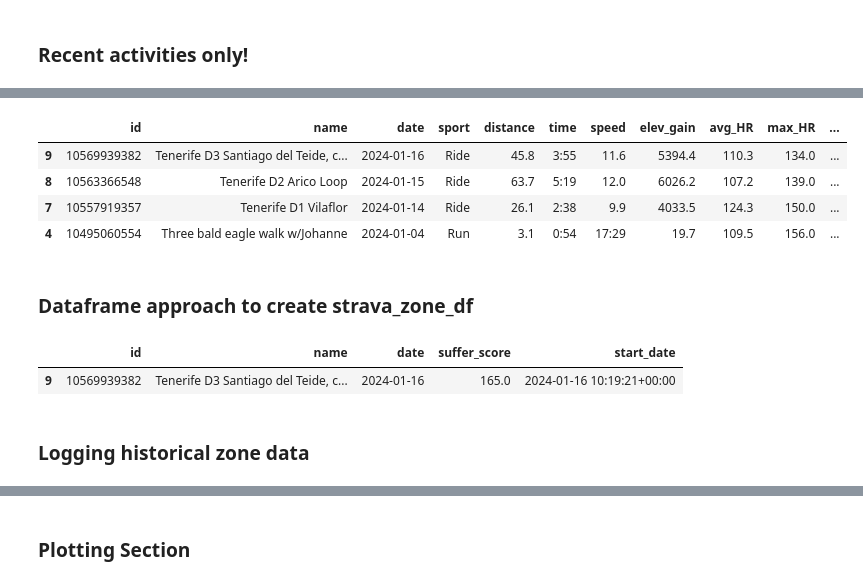
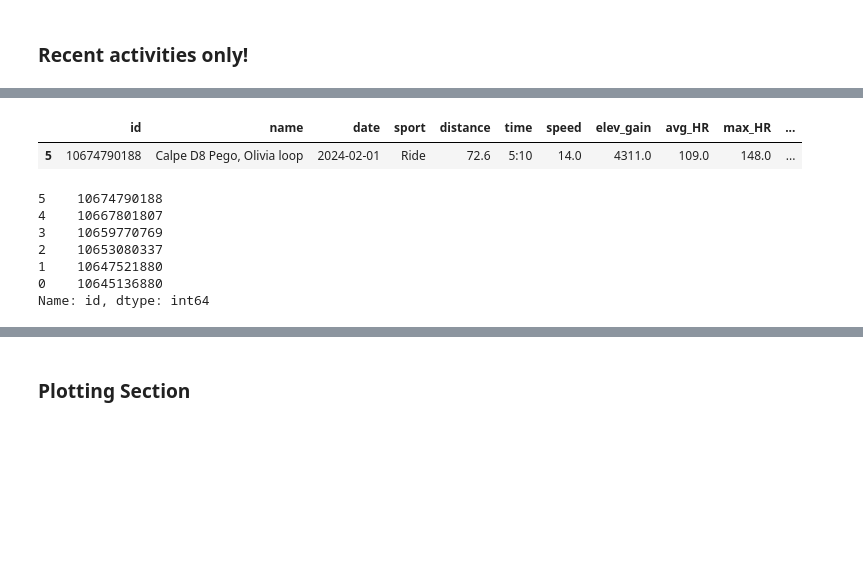
Before and after one commit to edterrell/healthy_heart, a Jupyter notebook: strava_API.ipynb, the cells around one changed output, grey strips where cells are left out. Drawn from its saved outputs; the diff is of its cells as text; code cells hidden in the pictures; blank space fills up the shorter version.

```diff
--- a/strava_API.ipynb
+++ b/strava_API.ipynb
@@ -302,8 +182,0 @@ df.head()
-# %%
-# Build out strava_df with only the necessary columns
-strava_df = pd.DataFrame(activities)
-cols_needed = ['id','name', 'distance', 'moving_time','total_elevation_gain', 'sport_type',
-          'average_speed', 'average_heartrate','max_heartrate', 'suffer_score','start_date']
-strava_df = strava_df.loc[:,cols_needed]
-strava_df = strava_df.sort_values('start_date',ascending=False)
-strava_df.head()
@@ -319,7 +182,0 @@ strava_df.head()
-# %%
-# drop activities where no heartrate data was collected
-# strava_df = strava_df.dropna(subset=['average_heartrate'])
-
-# process data with function cleanup (from clean_convert.py)
-strava_df = cleanup (strava_df)
-strava_df
@@ -332,26 +183,40 @@ strava_df
-# %%
-# add column: converted_speed ride-mph  and run-min/mile  (from clean_convert.py)
-strava_df['converted_speed'] = strava_df.apply(convert_speed, axis=1)
-strava_df = order_columns(strava_df)
+# %%
+def process_new_data (new_activities_df, strava_df):
+    if new_activities_df.empty:
+        print("No new activities to process.")
+        return None
+
+    # proceed with combining or processing
+    new_activities_df = cleanup (new_activities_df)
+    new_activities_df['converted_speed'] = new_activities_df.apply(convert_speed, axis=1)
+    new_activities_df = order_columns(new_activities_df)
+
+    strava_df = pd.concat ([new_activities_df, strava_df])
+    #strava_df.head()
+    return strava_df
+
+strava_df = process_new_data(new_activities_df, strava_df)
 # %%
-strava_df
+strava_df.head(1)
 # %% [output]
 |  | id | name | date | sport | distance | time | speed | elev_gain | avg_HR | max_HR | ... |
-| 9 | 10569939382 | Tenerife D3 Santiago del Teide, c... | 2024-01-16 | Ride | 45.8 | 3:55 | 11.6 | 5394.4 | 110.3 | 134.0 | ... |
-| 8 | 10563366548 | Tenerife D2 Arico Loop | 2024-01-15 | Ride | 63.7 | 5:19 | 12.0 | 6026.2 | 107.2 | 139.0 | ... |
-| 7 | 10557919357 | Tenerife D1 Vilaflor | 2024-01-14 | Ride | 26.1 | 2:38 | 9.9 | 4033.5 | 124.3 | 150.0 | ... |
-| 4 | 10495060554 | Three bald eagle walk w/Johanne | 2024-01-04 | Run | 3.1 | 0:54 | 17:29 | 19.7 | 109.5 | 156.0 | ... |
+| 5 | 10674790188 | Calpe D8 Pego, Olivia loop | 2024-02-01 | Ride | 72.6 | 5:10 | 14.0 | 4311.0 | 109.0 | 148.0 | ... |
-# %% [markdown]
-### Dataframe approach to create strava_zone_df
+# %%
+new_activities_df.id
+# %% [output]
+5    10674790188
+4    10667801807
+3    10659770769
+2    10653080337
+1    10647521880
+0    10645136880
+Name: id, dtype: int64
 # %%
-# Create a zone dataframe
+# Recent zone data
+# Create a new_zone dataframe for recent activities
 cols = ['id', 'name', 'date', 'suffer_score','start_date']
-#data = strava_df.iloc[:,[0,1,2,-4,-1]]
-data = strava_df.loc[:,cols]
-strava_zone_df = pd.DataFrame(data, columns=cols)
-strava_zone_df.head(1)
+new_data = strava_df.loc[:,cols]
+new_zone_df = pd.DataFrame(new_data, columns=cols)
+
+mask = new_zone_df['id'].isin(new_activities_df['id'])
+new_zone_df = new_zone_df[mask]
-# %% [output]
-|  | id | name | date | suffer_score | start_date |
-| 9 | 10569939382 | Tenerife D3 Santiago del Teide, c... | 2024-01-16 | 165.0 | 2024-01-16 10:19:21+00:00 |
-# %% [markdown]
-### Logging historical zone data
```
Also changed, not shown: parts of 37 cells of this notebook.
